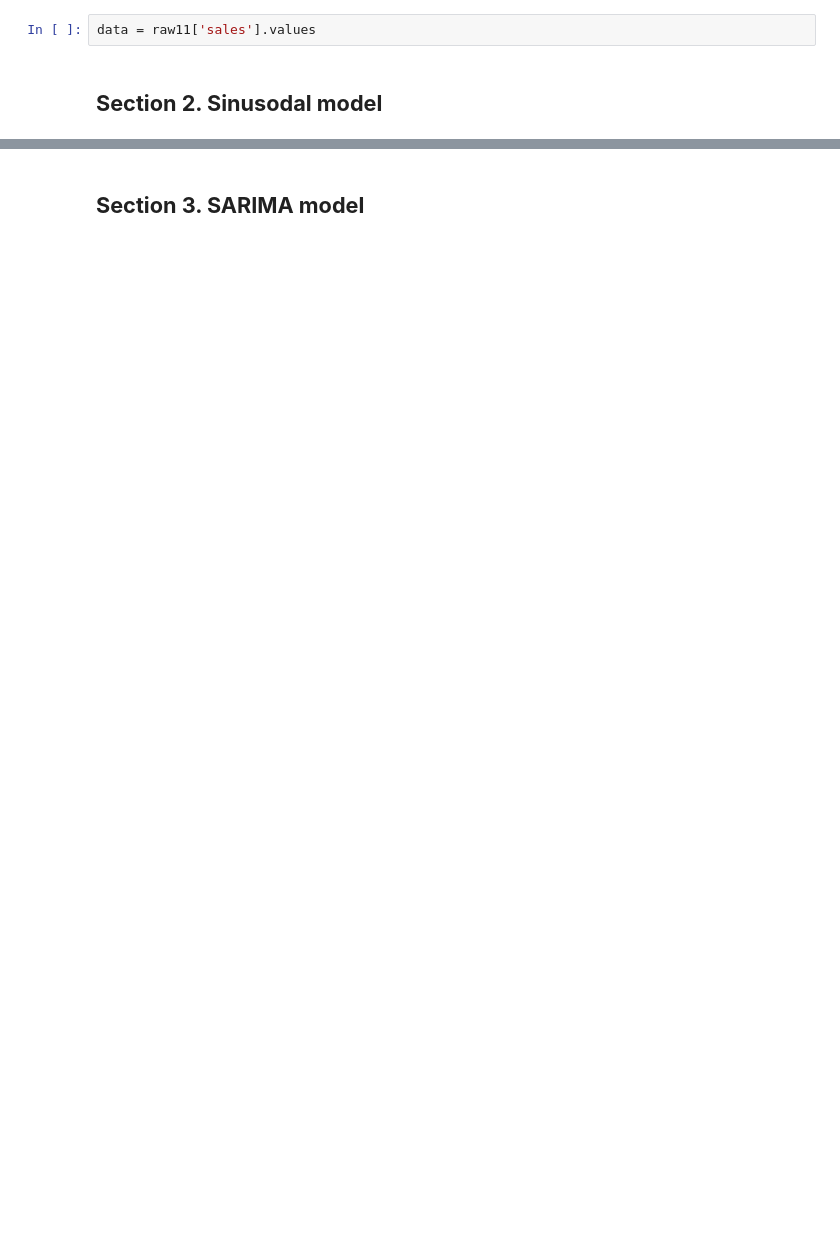
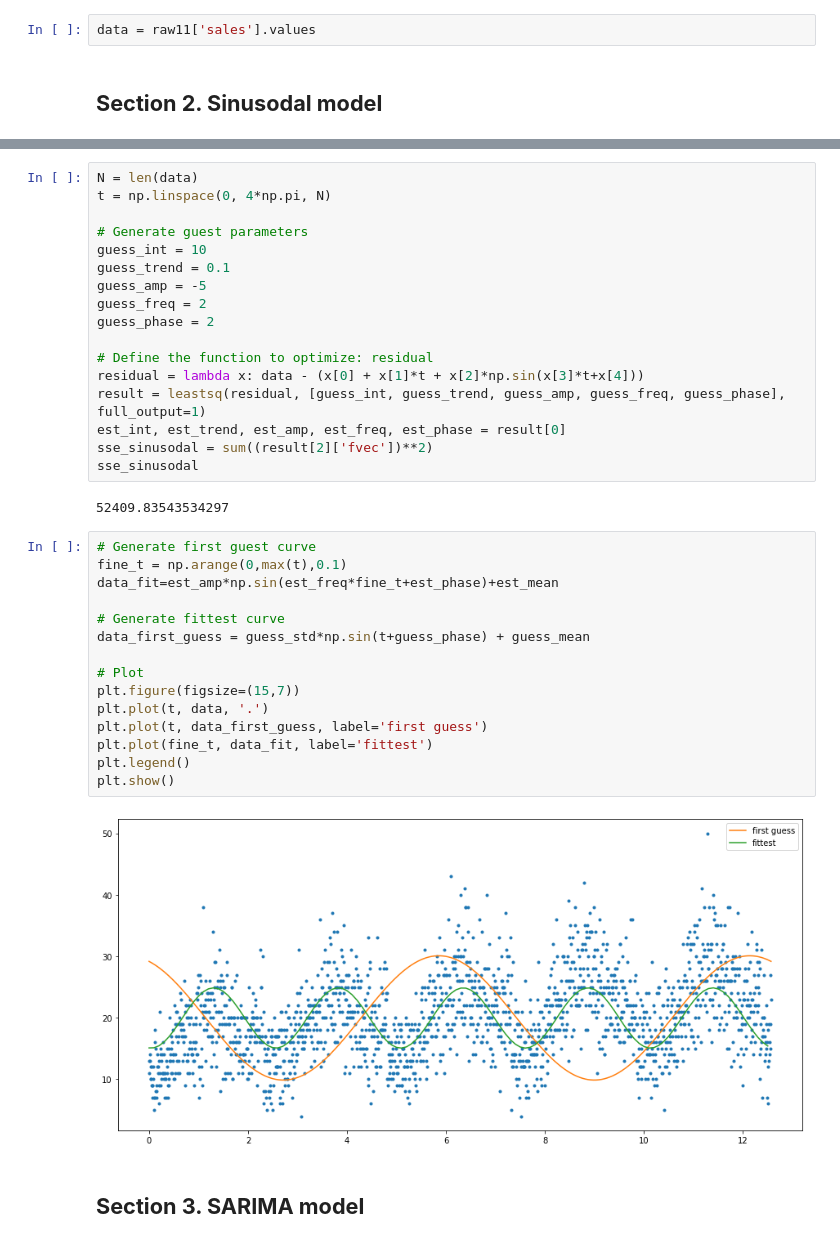
Before and after one commit to sangttruong/hybcast, a Jupyter notebook: main.ipynb, the cells around one changed output, grey strips where cells are left out. Saved outputs shown, nothing was run; the diff lists cells and outputs as text; blank space fills up the shorter version.

```diff
--- a/main.ipynb
+++ b/main.ipynb
@@ -86,2 +78,38 @@ plt.show()
+# %%
+N = len(data)
+t = np.linspace(0, 4*np.pi, N)
+
+# Generate guest parameters
+guess_int = 10
+guess_trend = 0.1
+guess_amp = -5
+guess_freq = 2
+guess_phase = 2
+
+# Define the function to optimize: residual
+residual = lambda x: data - (x[0] + x[1]*t + x[2]*np.sin(x[3]*t+x[4]))
+result = leastsq(residual, [guess_int, guess_trend, guess_amp, guess_freq, guess_phase], full_output=1)
+est_int, est_trend, est_amp, est_freq, est_phase = result[0]
+sse_sinusodal = sum((result[2]['fvec'])**2)
+sse_sinusodal
+# %% [output]
+52409.83543534297
+# %%
+# Generate first guest curve
+fine_t = np.arange(0,max(t),0.1)
+data_fit=est_amp*np.sin(est_freq*fine_t+est_phase)+est_mean
+
+# Generate fittest curve
+data_first_guess = guess_std*np.sin(t+guess_phase) + guess_mean
+
+# Plot
+plt.figure(figsize=(15,7))
+plt.plot(t, data, '.')
+plt.plot(t, data_first_guess, label='first guess')
+plt.plot(fine_t, data_fit, label='fittest')
+plt.legend()
+plt.show()
+# %% [output]
+[figure, added]
 # %% [markdown]
 ## **Section 3. SARIMA model**
```
Also changed, not shown: parts of 50 cells of this notebook.
